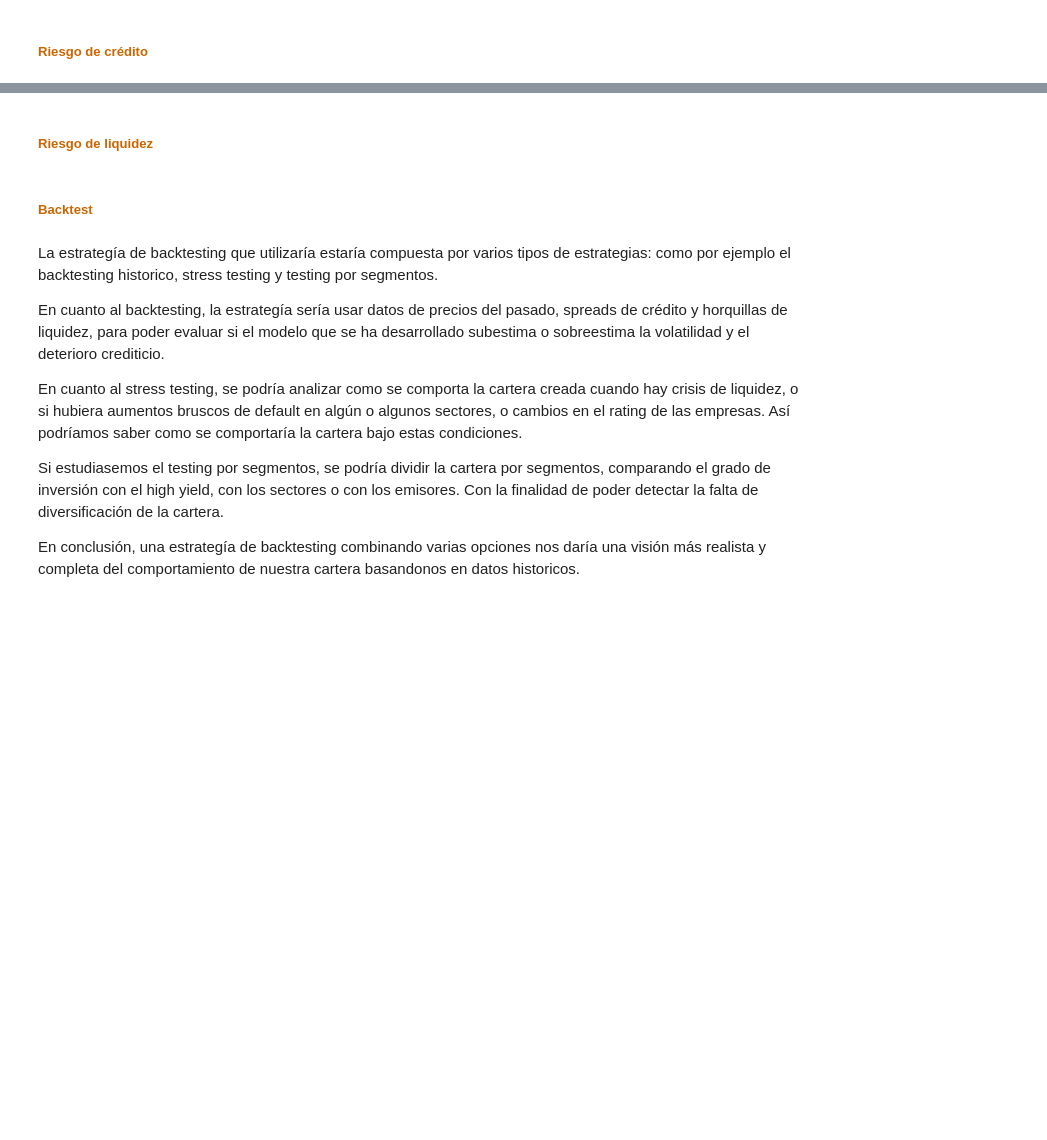
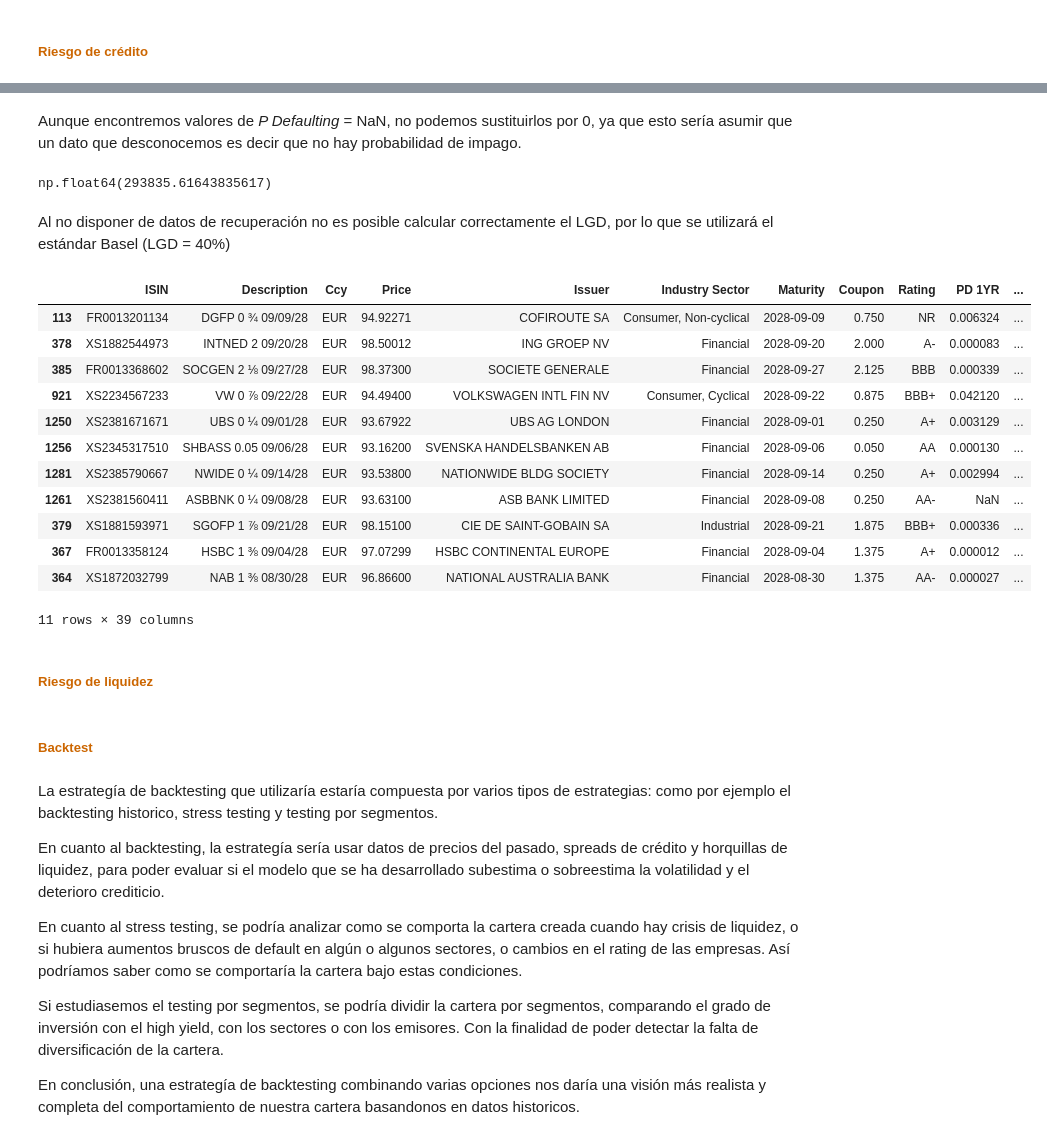
Before and after one commit to Juanjod54/MIAX_TB2.1, a Jupyter notebook: src/TallerRF_AnálisisCartera_Enunciado.ipynb, the cells around one changed output, grey strips where cells are left out. Cells and saved outputs as stored; diff of their text form; code cells hidden in the pictures; blank space fills up the shorter version.

```diff
--- a/src/TallerRF_AnálisisCartera_Enunciado.ipynb
+++ b/src/TallerRF_AnálisisCartera_Enunciado.ipynb
@@ -1041,2 +1076,31 @@ KeyboardInterrupt:
+# %% [markdown]
+Aunque encontremos valores de *P Defaulting* = NaN, no podemos sustituirlos por 0, ya que esto sería asumir que un dato que desconocemos es decir que no hay probabilidad de impago.
+# %%
+cartera['EAD'] = cartera.apply(lambda bond: simulation.get_accrued_interest(bond, fecha_valor), axis = 1)
+cartera
+# %% [output]
+np.float64(293835.61643835617)
+# %% [markdown]
+Al no disponer de datos de recuperación no es posible calcular correctamente el LGD, por lo que se utilizará el estándar Basel (LGD = 40%)
+# %%
+cartera['LGD'] = 0.4
+cartera
+# %%
+cartera['Expected Loss'] = cartera['EAD'] * cartera['P Defaulting']/100 * cartera['LGD']
+cartera
+# %% [output]
+|  | ISIN | Description | Ccy | Price | Issuer | Industry Sector | Maturity | Coupon | Rating | PD 1YR | ... |
+| 113 | FR0013201134 | DGFP 0 ¾ 09/09/28 | EUR | 94.92271 | COFIROUTE SA | Consumer, Non-cyclical | 2028-09-09 | 0.750 | NR | 0.006324 | ... |
+| 378 | XS1882544973 | INTNED 2 09/20/28 | EUR | 98.50012 | ING GROEP NV | Financial | 2028-09-20 | 2.000 | A- | 0.000083 | ... |
+| 385 | FR0013368602 | SOCGEN 2 ⅛ 09/27/28 | EUR | 98.37300 | SOCIETE GENERALE | Financial | 2028-09-27 | 2.125 | BBB | 0.000339 | ... |
+| 921 | XS2234567233 | VW 0 ⅞ 09/22/28 | EUR | 94.49400 | VOLKSWAGEN INTL FIN NV | Consumer, Cyclical | 2028-09-22 | 0.875 | BBB+ | 0.042120 | ... |
+| 1250 | XS2381671671 | UBS 0 ¼ 09/01/28 | EUR | 93.67922 | UBS AG LONDON | Financial | 2028-09-01 | 0.250 | A+ | 0.003129 | ... |
+| 1256 | XS2345317510 | SHBASS 0.05 09/06/28 | EUR | 93.16200 | SVENSKA HANDELSBANKEN AB | Financial | 2028-09-06 | 0.050 | AA | 0.000130 | ... |
+| 1281 | XS2385790667 | NWIDE 0 ¼ 09/14/28 | EUR | 93.53800 | NATIONWIDE BLDG SOCIETY | Financial | 2028-09-14 | 0.250 | A+ | 0.002994 | ... |
+| 1261 | XS2381560411 | ASBBNK 0 ¼ 09/08/28 | EUR | 93.63100 | ASB BANK LIMITED | Financial | 2028-09-08 | 0.250 | AA- | NaN | ... |
+| 379 | XS1881593971 | SGOFP 1 ⅞ 09/21/28 | EUR | 98.15100 | CIE DE SAINT-GOBAIN SA | Industrial | 2028-09-21 | 1.875 | BBB+ | 0.000336 | ... |
+| 367 | FR0013358124 | HSBC 1 ⅜ 09/04/28 | EUR | 97.07299 | HSBC CONTINENTAL EUROPE | Financial | 2028-09-04 | 1.375 | A+ | 0.000012 | ... |
+| 364 | XS1872032799 | NAB 1 ⅜ 08/30/28 | EUR | 96.86600 | NATIONAL AUSTRALIA BANK | Financial | 2028-08-30 | 1.375 | AA- | 0.000027 | ... |
+11 rows × 39 columns
 # %% [markdown]
 ##### <font color=#CC6600>Riesgo de liquidez</font>
```
Also changed, not shown: parts of 7 cells of this notebook, 1 other file.
